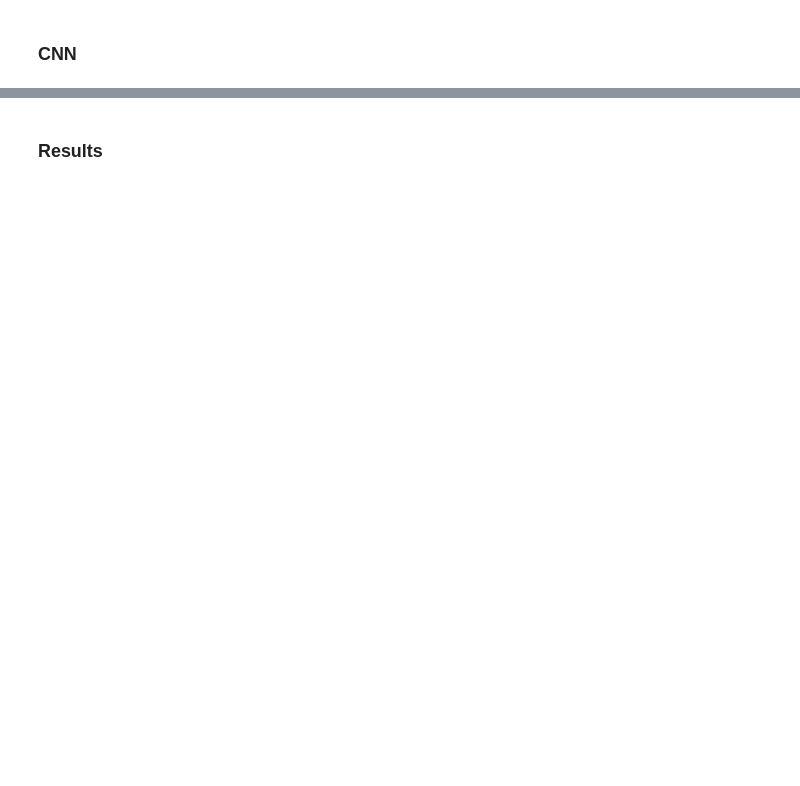
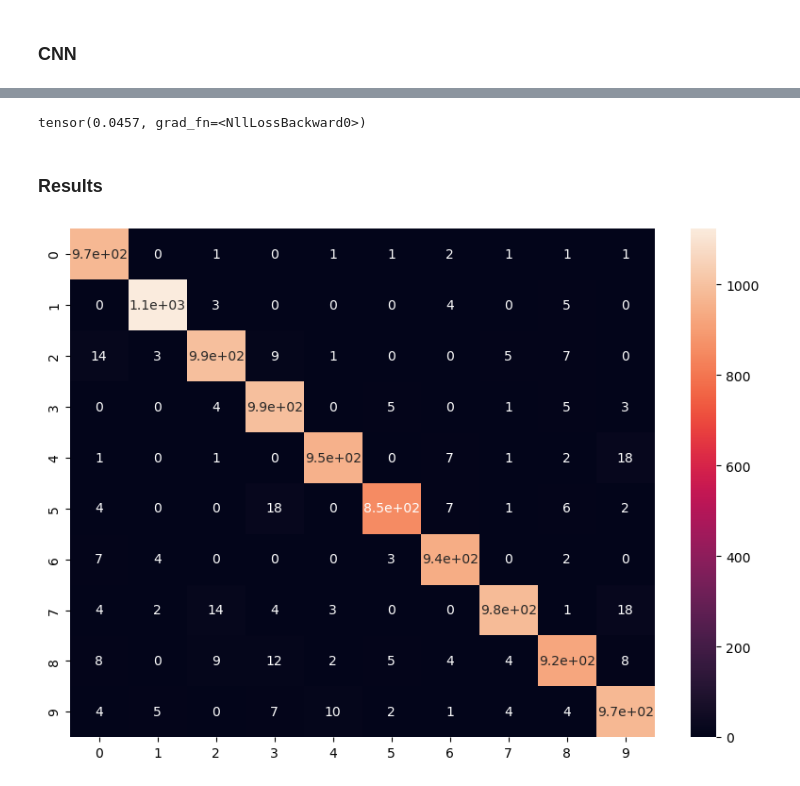
Before and after one commit to drewdahlquist/CS8770, a Jupyter notebook: proj1/proj1.ipynb, the cells around one changed output, grey strips where cells are left out. Cells and saved outputs as stored; diff of their text form; code cells hidden in the pictures; blank space fills up the shorter version.

```diff
--- a/proj1/proj1.ipynb
+++ b/proj1/proj1.ipynb
@@ -143,34 +111,32 @@ class RBFNet(nn.Module):
 # %%
 class CNN(nn.Module):
 
-    def __init__(self, size, n_classes=10):
+    def __init__(self, n_channels, n_classes=10):
         super(CNN, self).__init__()
         self.flatten = nn.Flatten()
-        self.extract = nn.Sequential(
-            nn.Conv2d(in_channels=size, out_channels=4,
+        self.conv = nn.Sequential(
+            nn.Conv2d(in_channels=n_channels, out_channels=8,
                       kernel_size=3, stride=1, padding=1),
             nn.ReLU(inplace=True),
             nn.MaxPool2d(2),
             nn.Dropout(0.2),
-            nn.Conv2d(in_channels=4, out_channels=4,
+            nn.Conv2d(in_channels=8, out_channels=64,
                       kernel_size=3, stride=1, padding=1),
             nn.ReLU(inplace=True),
             nn.MaxPool2d(2),
             nn.Dropout(0.2)
         )
-        self.decimate = nn.Sequential(
-            nn.Linear(7*7*4, 12),
+        self.mlp = nn.Sequential(
+            nn.Linear(7*7*64, 64),
             nn.ReLU(inplace = True),
             nn.Dropout(0.2),
-            nn.Linear(12, n_classes)
+            nn.Linear(64, n_classes)
         )
 
     def forward(self, x):
-        x = self.extract(x)
+        x = self.conv(x)
         x = self.flatten(x)
-        y_pred = self.decimate(x)
-
-        return y_pred
+        return self.mlp(x)
 # %% [markdown]
 ### Train (& validation / test?) loops
 # %%
@@ -225,12 +219,18 @@ train(mlp_model, train_dl, loss_fn, optimizer, epochs=epochs)
 # %%
 from sklearn.cluster import KMeans
 
-kmeans = KMeans(1000, init='k-means++', n_init='auto', random_state=0)
+kmeans = KMeans(500, init='k-means++', n_init='auto', random_state=0)
 kmeans.fit(train_data.data.flatten(1))
 #klabels = kmeans.predict(train_data.data.flatten(1))
 clusters = kmeans.cluster_centers_.astype(float)
+# %%
+mus = torch.from_numpy(clusters)
+sigs = torch.ones(len(mus))*1e-10
+
+#mus = train_data.data.flatten(1)[:512].float() # just make mus the train data itself
+#sigs = torch.ones(len(mus))*1e-3
 # %%
-rbf_model = RBFNet(clusters, n_classes=10)
+rbf_model = RBFNet(mus, sigs, n_classes=10)
 
 optimizer = optim.Adam(rbf_model.parameters(), lr=learning_rate)
 # %%
@@ -246,27 +254,33 @@ train(cnn_model, train_dl, loss_fn, optimizer, epochs=epochs)
+# %%
+test(cnn_model, test_dl, loss_fn)
+# %% [output]
+tensor(0.0457, grad_fn=<NllLossBackward0>)
 # %% [markdown]
 ### Results
 # %%
 import seaborn as sn
 import pandas as pd
 
 # resub because we are loading our MNIST training data set
 test_dl_2 = DataLoader(dataset=test_data, shuffle=True, batch_size=1)
 
-model = mlp_model
+model = cnn_model
 
 confusion_mat = torch.zeros((10,10))
 for sample, label in tqdm(test_dl_2):
 
     label = int(label.numpy())
 
     prediction = model(sample)
     # take the largest output and return integer of which it was (make a classification decision)
     prediction = int(torch.argmax(prediction).numpy())
 
     confusion_mat[label,prediction] += 1
 
-df_cm = pd.DataFrame(np.asarray(ConfusionMatrix), index = [i for i in "0123456789"],
+df_cm = pd.DataFrame(np.asarray(confusion_mat), index = [i for i in "0123456789"],
                   columns = [i for i in "0123456789"])
 plt.figure(figsize = (10,7))
 sn.heatmap(df_cm, annot=True)
 plt.show()
+# %% [output]
+[figure, added]
```
Also changed, not shown: parts of 9 cells of this notebook.
